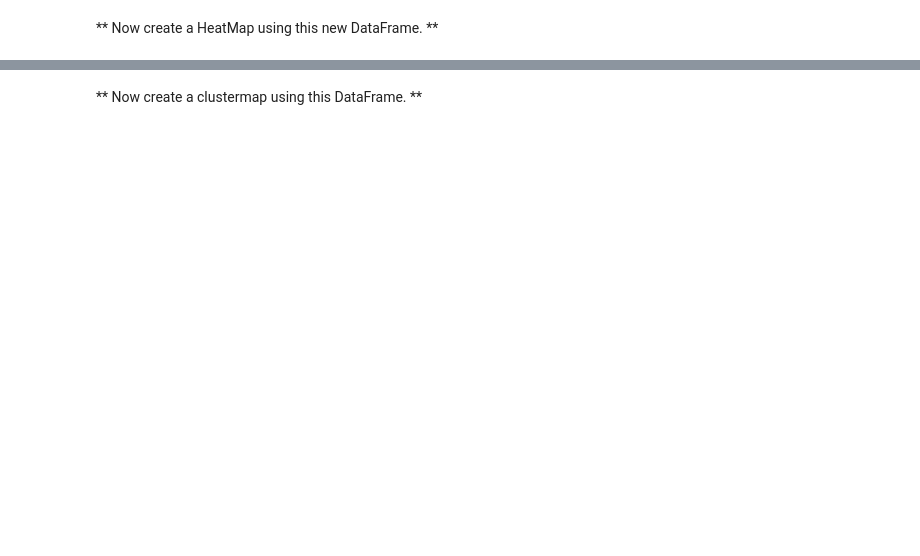
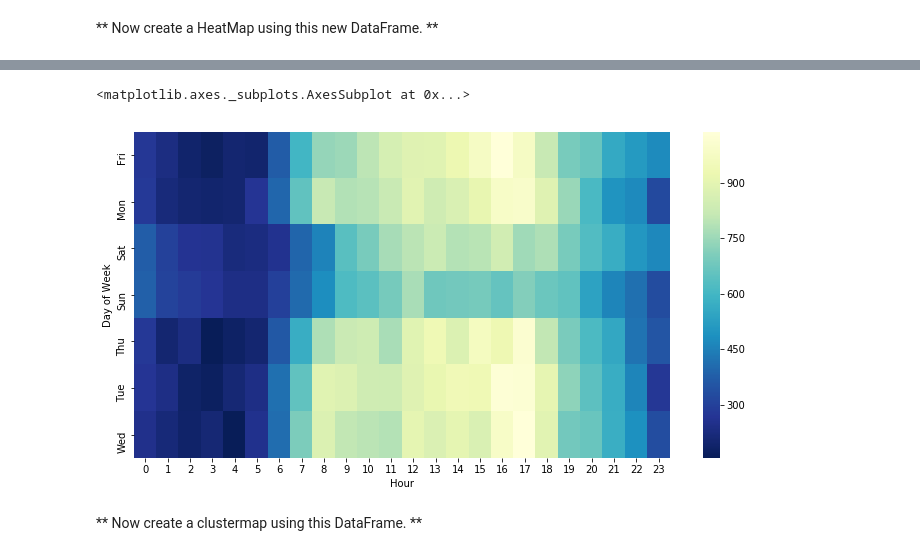
Before and after one commit to handsome005/Data-Science-Bootcamp, a Jupyter notebook: Data-Capstone-Projects/911 Calls Data Capstone Project .ipynb, the cells around one changed output, grey strips where cells are left out. Cells and saved outputs as stored; diff of their text form; code cells hidden in the pictures; blank space fills up the shorter version.

```diff
--- a/Data-Capstone-Projects/911 Calls Data Capstone Project .ipynb
+++ b/Data-Capstone-Projects/911 Calls Data Capstone Project .ipynb
@@ -268,0 +257,3 @@ df.pivot_table(values='passengers',index='month',columns='year')
+# %%
+dow_h = df.groupby(['Day of Week', 'Hour'])['lat'].count().unstack(level=-1)
+dow_h
@@ -275,2 +273,8 @@ df.pivot_table(values='passengers',index='month',columns='year')
+# %%
+plt.figure(figsize=(12, 6))
+sns.heatmap(data=dow_h, cmap='YlGnBu_r')
+# %% [output]
+<matplotlib.axes._subplots.AxesSubplot at 0x...>
+[figure, added]
 # %% [markdown]
 ** Now create a clustermap using this DataFrame. **
```
Also changed, not shown: parts of 13 cells of this notebook.
